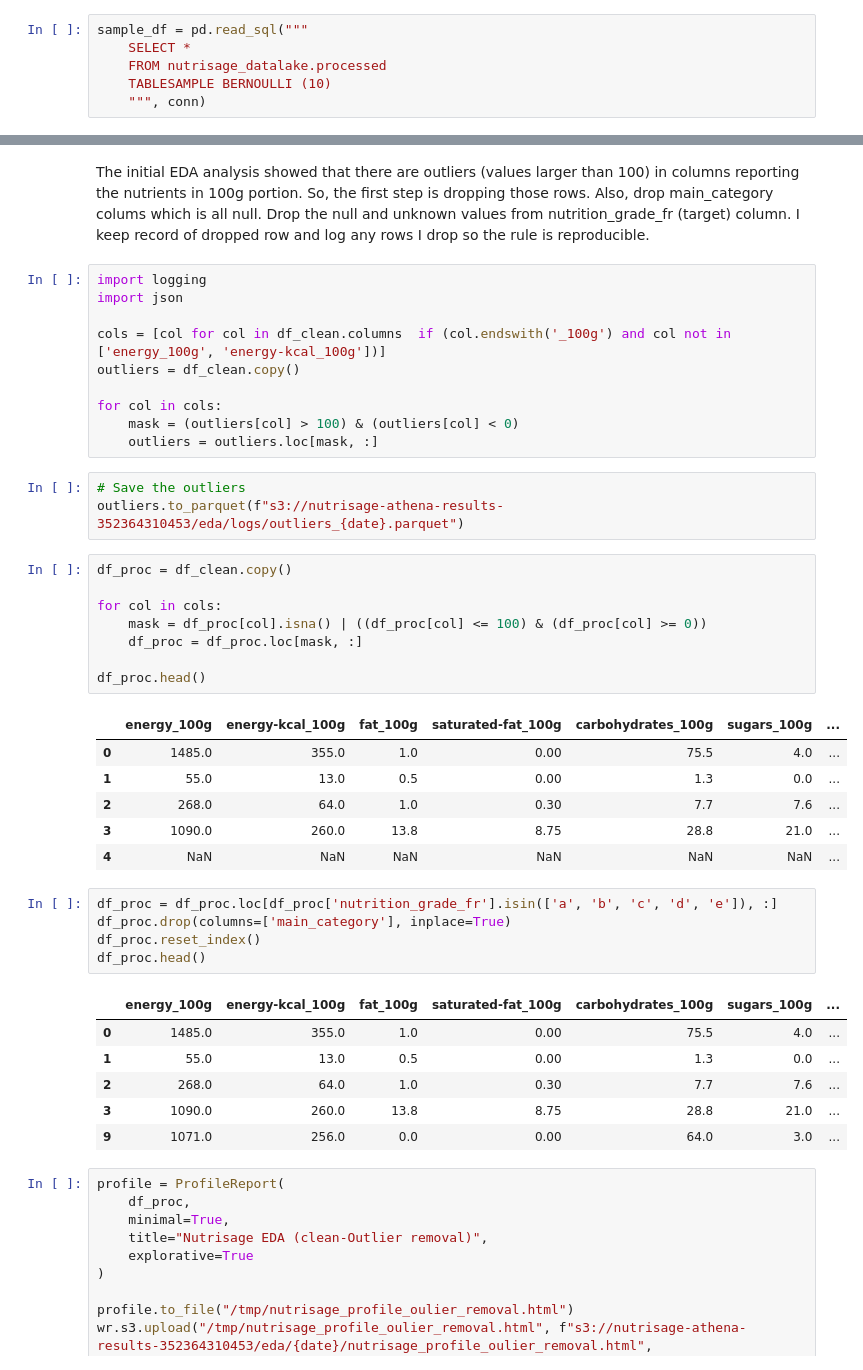
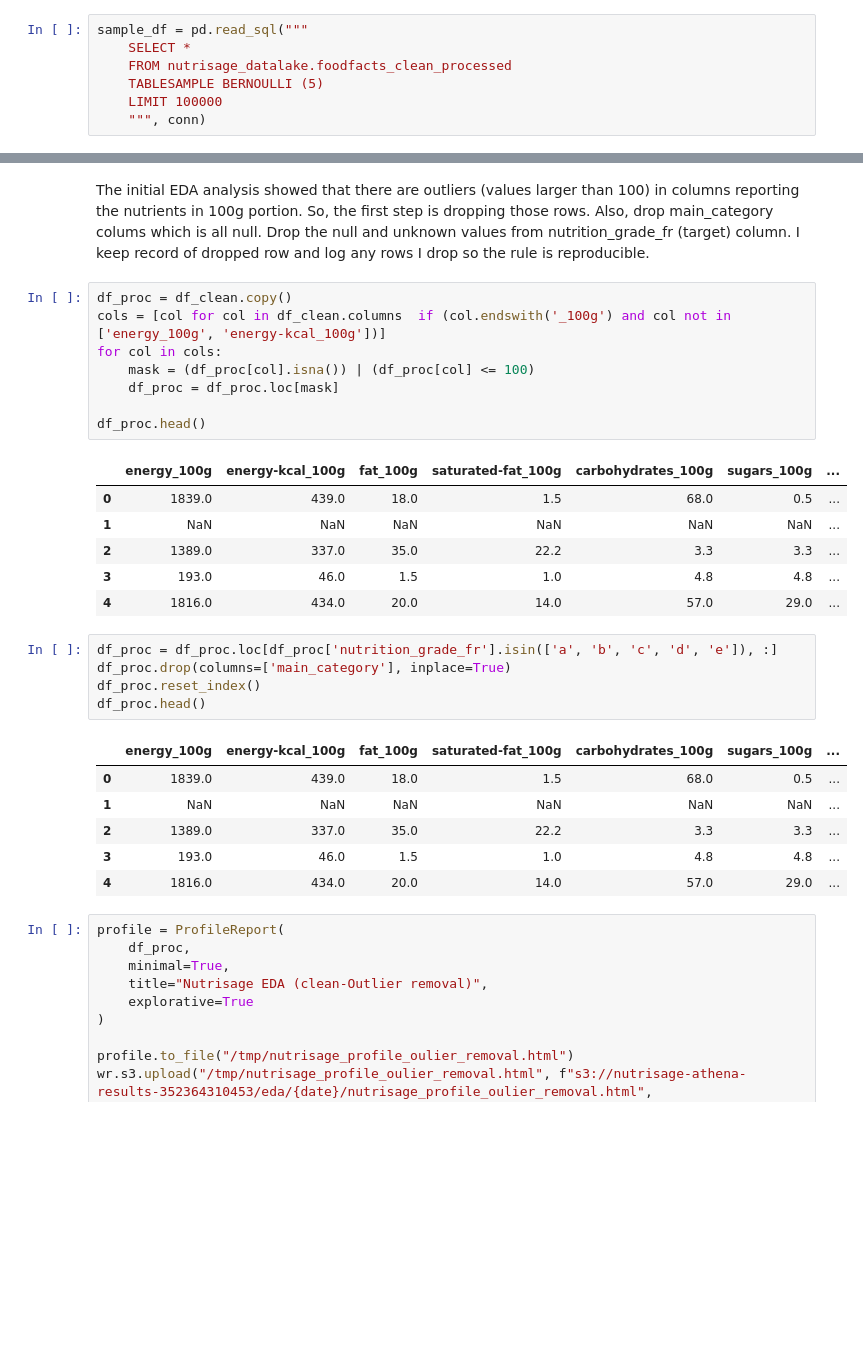
Before and after one commit to ZAsaee/NutriSage-MLOps, a Jupyter notebook: notebooks/EDA.ipynb, the cells around one changed output, grey strips where cells are left out. Saved outputs shown, nothing was run; the diff lists cells and outputs as text; blank space fills up the shorter version.

```diff
--- a/notebooks/EDA.ipynb
+++ b/notebooks/EDA.ipynb
@@ -27,8 +27,9 @@ display(df)
 # %%
 sample_df = pd.read_sql("""
     SELECT *
-    FROM nutrisage_datalake.processed
-    TABLESAMPLE BERNOULLI (10)
+    FROM nutrisage_datalake.foodfacts_clean_processed
+    TABLESAMPLE BERNOULLI (5)
+    LIMIT 100000
     """, conn)
 # %%
 display(sample_df.shape)
@@ -89,34 +90,21 @@ wr.s3.upload("/tmp/nutrisage_profile.json", f"s3://nutrisage-athena-results-3523
 The initial EDA analysis showed that there are outliers (values larger than 100) in columns reporting the nutrients in 100g portion. So, the first step is dropping those rows.
 Also, drop main_category colums which is all null. Drop the null and unknown values from nutrition_grade_fr (target) column.
 I keep record of dropped row and log any rows I drop so the rule is reproducible.
-# %%
-import logging
-import json
-
-cols = [col for col in df_clean.columns  if (col.endswith('_100g') and col not in ['energy_100g', 'energy-kcal_100g'])]
-outliers = df_clean.copy()
-
-for col in cols:
-    mask = (outliers[col] > 100) & (outliers[col] < 0)
-    outliers = outliers.loc[mask, :]
-# %%
-# Save the outliers
-outliers.to_parquet(f"s3://nutrisage-athena-results-352364310453/eda/logs/outliers_{date}.parquet")
 # %%
 df_proc = df_clean.copy()
-
+cols = [col for col in df_clean.columns  if (col.endswith('_100g') and col not in ['energy_100g', 'energy-kcal_100g'])]
 for col in cols:
-    mask = df_proc[col].isna() | ((df_proc[col] <= 100) & (df_proc[col] >= 0))
-    df_proc = df_proc.loc[mask, :]
+    mask = (df_proc[col].isna()) | (df_proc[col] <= 100)
+    df_proc = df_proc.loc[mask]
 
 df_proc.head()
 # %% [output]
 |  | energy_100g | energy-kcal_100g | fat_100g | saturated-fat_100g | carbohydrates_100g | sugars_100g | ... |
-| 0 | 1485.0 | 355.0 | 1.0 | 0.00 | 75.5 | 4.0 | ... |
-| 1 | 55.0 | 13.0 | 0.5 | 0.00 | 1.3 | 0.0 | ... |
-| 2 | 268.0 | 64.0 | 1.0 | 0.30 | 7.7 | 7.6 | ... |
-| 3 | 1090.0 | 260.0 | 13.8 | 8.75 | 28.8 | 21.0 | ... |
-| 4 | NaN | NaN | NaN | NaN | NaN | NaN | ... |
+| 0 | 1839.0 | 439.0 | 18.0 | 1.5 | 68.0 | 0.5 | ... |
+| 1 | NaN | NaN | NaN | NaN | NaN | NaN | ... |
+| 2 | 1389.0 | 337.0 | 35.0 | 22.2 | 3.3 | 3.3 | ... |
+| 3 | 193.0 | 46.0 | 1.5 | 1.0 | 4.8 | 4.8 | ... |
+| 4 | 1816.0 | 434.0 | 20.0 | 14.0 | 57.0 | 29.0 | ... |
 # %%
 df_proc = df_proc.loc[df_proc['nutrition_grade_fr'].isin(['a', 'b', 'c', 'd', 'e']), :]
 df_proc.drop(columns=['main_category'], inplace=True)
@@ -124,11 +112,11 @@ df_proc.reset_index()
 df_proc.head()
 # %% [output]
 |  | energy_100g | energy-kcal_100g | fat_100g | saturated-fat_100g | carbohydrates_100g | sugars_100g | ... |
-| 0 | 1485.0 | 355.0 | 1.0 | 0.00 | 75.5 | 4.0 | ... |
-| 1 | 55.0 | 13.0 | 0.5 | 0.00 | 1.3 | 0.0 | ... |
-| 2 | 268.0 | 64.0 | 1.0 | 0.30 | 7.7 | 7.6 | ... |
-| 3 | 1090.0 | 260.0 | 13.8 | 8.75 | 28.8 | 21.0 | ... |
-| 9 | 1071.0 | 256.0 | 0.0 | 0.00 | 64.0 | 3.0 | ... |
+| 0 | 1839.0 | 439.0 | 18.0 | 1.5 | 68.0 | 0.5 | ... |
+| 1 | NaN | NaN | NaN | NaN | NaN | NaN | ... |
+| 2 | 1389.0 | 337.0 | 35.0 | 22.2 | 3.3 | 3.3 | ... |
+| 3 | 193.0 | 46.0 | 1.5 | 1.0 | 4.8 | 4.8 | ... |
+| 4 | 1816.0 | 434.0 | 20.0 | 14.0 | 57.0 | 29.0 | ... |
 # %%
 profile = ProfileReport(
     df_proc,
```
Also changed, not shown: parts of 8 cells of this notebook, 4 other files.
